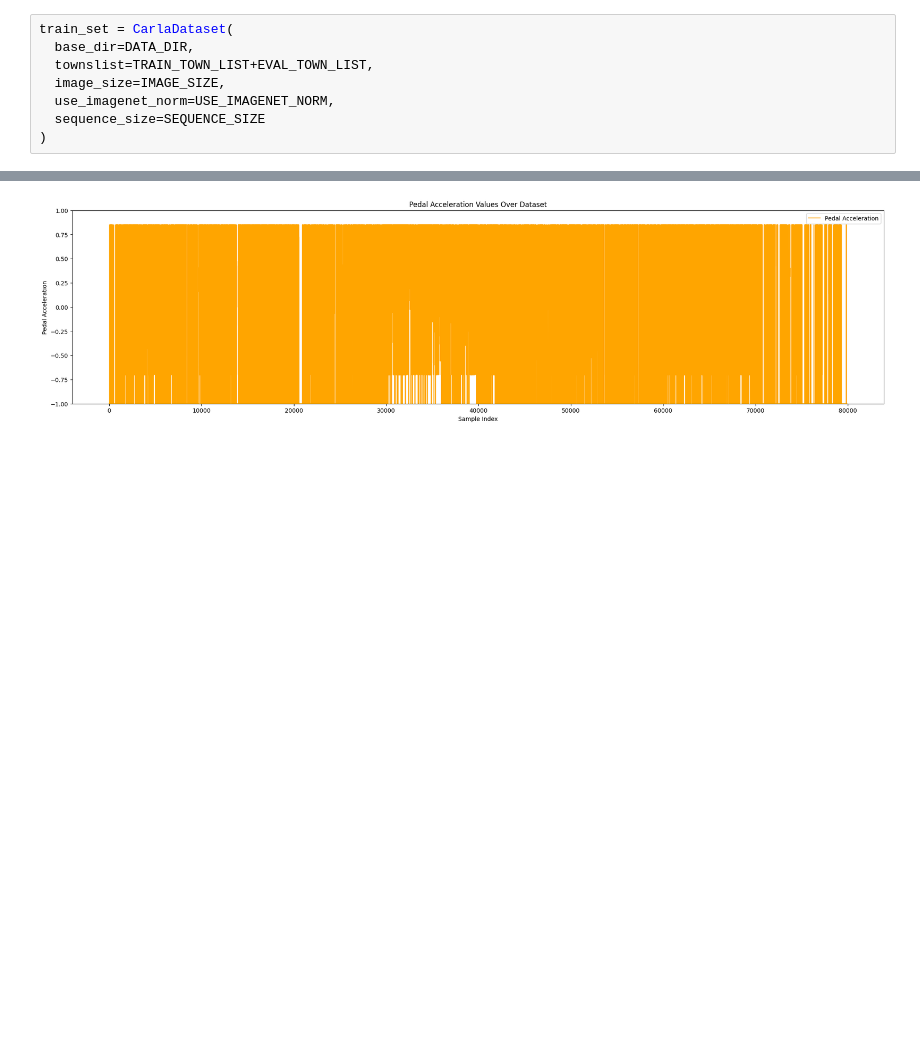
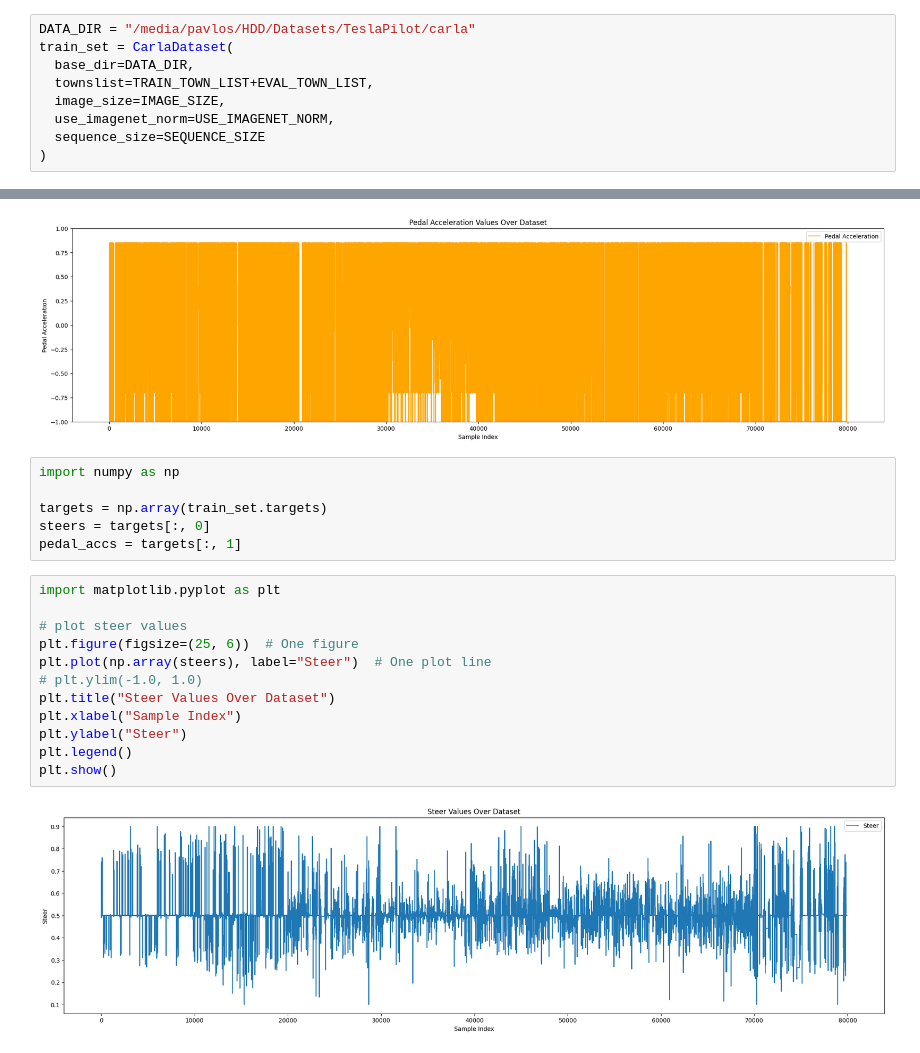
Before and after one commit to pAplakidis/R-CILv3D, a Jupyter notebook: RCILv3D/dataset_exploration.ipynb, the cells around one changed output, grey strips where cells are left out. Saved outputs shown, nothing was run; the diff lists cells and outputs as text; blank space fills up the shorter version.

```diff
--- a/RCILv3D/dataset_exploration.ipynb
+++ b/RCILv3D/dataset_exploration.ipynb
@@ -2,6 +2,7 @@
 from config import *
 from dataset import *
 # %%
+DATA_DIR = "/media/pavlos/HDD/Datasets/TeslaPilot/carla"
 train_set = CarlaDataset(
   base_dir=DATA_DIR,
   townslist=TRAIN_TOWN_LIST+EVAL_TOWN_LIST,
@@ -67,3 +68,23 @@ plt.legend()
 plt.show()
 # %% [output]
 [figure]
+# %%
+import numpy as np
+
+targets = np.array(train_set.targets)
+steers = targets[:, 0]
+pedal_accs = targets[:, 1]
+# %%
+import matplotlib.pyplot as plt
+
+# plot steer values
+plt.figure(figsize=(25, 6))  # One figure
+plt.plot(np.array(steers), label="Steer")  # One plot line
+# plt.ylim(-1.0, 1.0)
+plt.title("Steer Values Over Dataset")
+plt.xlabel("Sample Index")
+plt.ylabel("Steer")
+plt.legend()
+plt.show()
+# %% [output]
+[figure, added]
```
Also changed, not shown: parts of 4 cells of this notebook, 5 other files.
